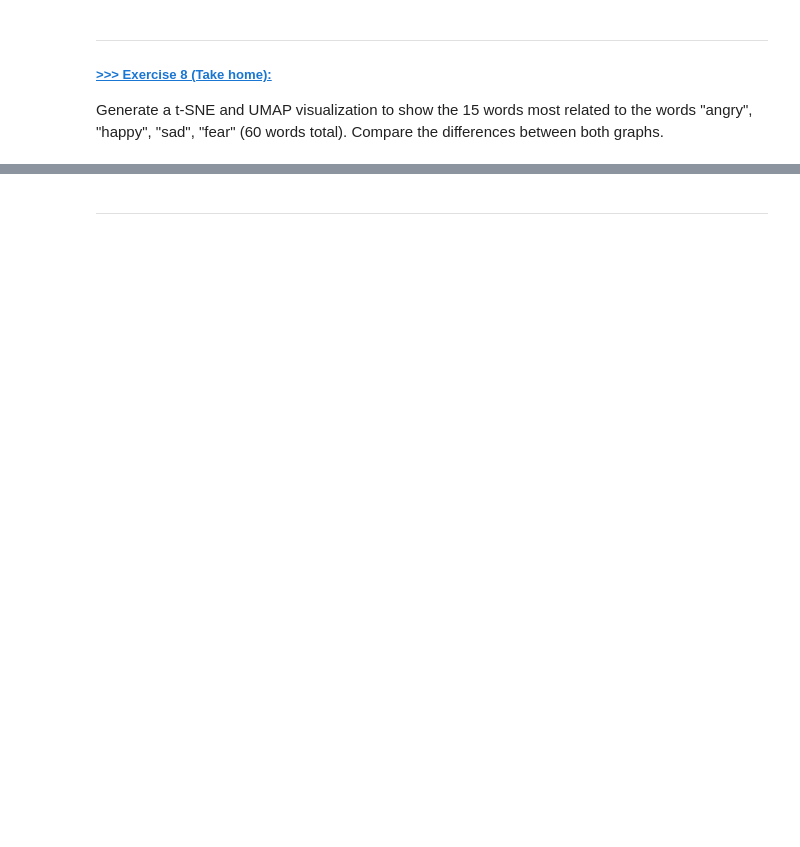
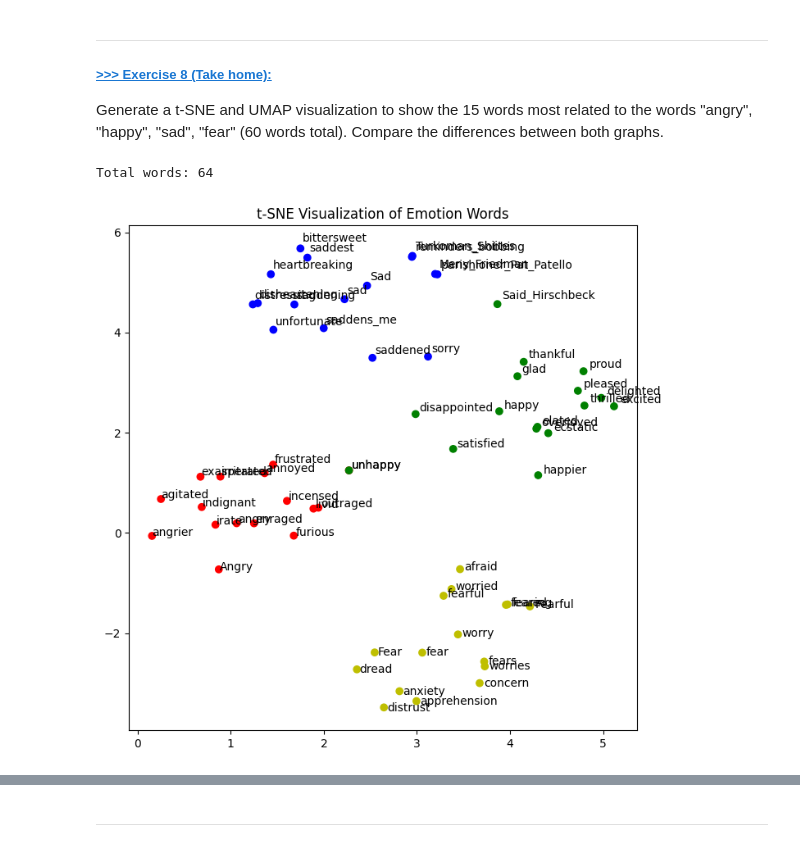
Before and after one commit to THH1118/DM2025-Lab2-Exercise, a Jupyter notebook: DM2025-Lab2-Master-Phase_1.ipynb, the cells around one changed output, grey strips where cells are left out. Cells and saved outputs as stored; diff of their text form; code cells hidden in the pictures; blank space fills up the shorter version.

```diff
--- a/DM2025-Lab2-Master-Phase_1.ipynb
+++ b/DM2025-Lab2-Master-Phase_1.ipynb
@@ -1331,0 +1450,17 @@ Generate a t-SNE and UMAP visualization to show the 15 words most related to the
+# %%
+# Answer here
+topn = 15
+emotion_words = {
+    'angry': ['angry'] + [w for w, _ in w2v_google_model.most_similar('angry', topn=topn)],
+    'happy': ['happy'] + [w for w, _ in w2v_google_model.most_similar('happy', topn=topn)],
+    'sad':   ['sad']   + [w for w, _ in w2v_google_model.most_similar('sad', topn=topn)],
+    'fear':  ['fear']  + [w for w, _ in w2v_google_model.most_similar('fear', topn=topn)]
+}
+
+target_words = sum(emotion_words.values(), [])
+print("Total words:", len(target_words))
+# %% [output]
+Total words: 64
+# %%
+cn = topn + 1
+colors = ['r'] * cn + ['g'] * cn + ['b'] * cn + ['y'] * cn
@@ -1331,0 +1469,21 @@ Generate a t-SNE and UMAP visualization to show the 15 words most related to the
+# %%
+from sklearn.manifold import TSNE
+import matplotlib.pyplot as plt
+import numpy as np
+
+# 1️⃣ 將 list 轉成 numpy array
+X_train = np.array([w2v_google_model[w] for w in target_words])
+
+# 2️⃣ 執行 t-SNE
+tsne = TSNE(n_components=2, metric='cosine', random_state=42)
+X_tsne = tsne.fit_transform(X_train)
+
+# 3️⃣ 繪圖
+plt.figure(figsize=(8, 8))
+plt.scatter(X_tsne[:, 0], X_tsne[:, 1], c=colors)
+for word, x, y in zip(target_words, X_tsne[:, 0], X_tsne[:, 1]):
+    plt.annotate(word, xy=(x, y), textcoords='offset points')
+plt.title("t-SNE Visualization of Emotion Words")
+plt.show()
+# %% [output]
+[figure, added]
```
Also changed, not shown: parts of 42 cells of this notebook.
